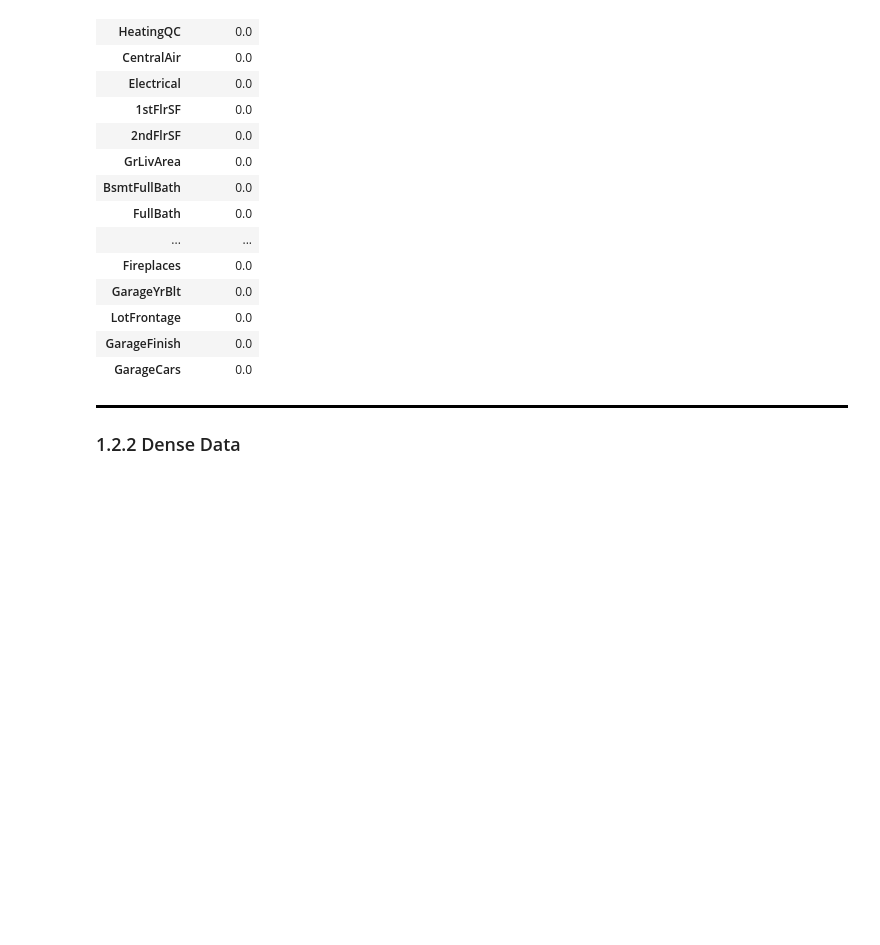
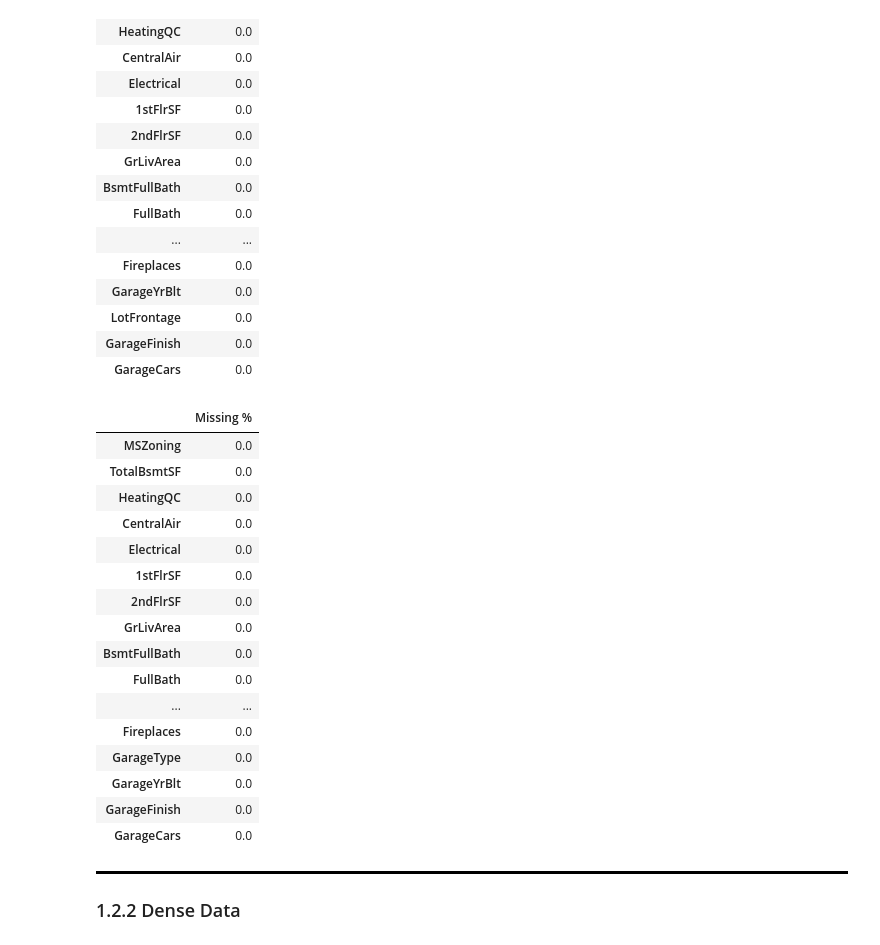
Before and after one commit to SamuelBoaknin/COMP432_PropertyPricePrediction, a Jupyter notebook: house-price-estimator.ipynb, the cells around one changed output. Saved outputs shown, nothing was run; the diff lists cells and outputs as text; code cells hidden in the pictures; blank space fills up the shorter version.

```diff
--- a/house-price-estimator.ipynb
+++ b/house-price-estimator.ipynb
@@ -223,18 +249,21 @@ remove_cols(missing_data)
 
 # fill lot frontage with its neighbourhood's average
 train["LotFrontage"] = train.groupby("Neighborhood")["LotFrontage"].transform(lambda x: x.fillna(x.median()))
+test["LotFrontage"] = test.groupby("Neighborhood")["LotFrontage"].transform(lambda x: x.fillna(x.median()))
 
 # fill Garage and Basement categorical features with No
 for col in ('GarageType', 'GarageFinish', 'GarageQual', 'GarageCond',
             'BsmtQual', 'BsmtCond', 'BsmtExposure', 'BsmtFinType1', 'BsmtFinType2',
             'MasVnrType'):
     train[col] = train[col].fillna('No')
+    test[col] = test[col].fillna('No')
 
 # the following are likely missing data because they have a value of 0
 for col in ('GarageYrBlt', 'GarageArea', 'GarageCars',
             'BsmtFinSF1', 'BsmtUnfSF','TotalBsmtSF', 'BsmtFullBath',
             'MasVnrArea'):
     train[col] = train[col].fillna(0)
+    test[col] = test[col].fillna(0)
 
 # the following are barely missing any data, so they'll be filled with their most common value
 train['MSZoning'] = train['MSZoning'].fillna(train['MSZoning'].mode()[0])
@@ -245,9 +274,19 @@ train['Exterior2nd'] = train['Exterior2nd'].fillna(train['Exterior2nd'].mode()[0
 train['SaleType'] = train['SaleType'].fillna(train['SaleType'].mode()[0])
 train["Functional"] = train["Functional"].fillna("Typ")
 
-missing_data = train.isnull().sum() / len(train)
-missing_data = pd.DataFrame({'Missing %': missing_data.sort_values(ascending=False)})
-missing_data.head(20)
+# repeat for test
+test['MSZoning'] = test['MSZoning'].fillna(test['MSZoning'].mode()[0])
+test['Electrical'] = test['Electrical'].fillna(test['Electrical'].mode()[0])
+test['KitchenQual'] = test['KitchenQual'].fillna(test['KitchenQual'].mode()[0])
+test['Exterior1st'] = test['Exterior1st'].fillna(test['Exterior1st'].mode()[0])
+test['Exterior2nd'] = test['Exterior2nd'].fillna(test['Exterior2nd'].mode()[0])
+test['SaleType'] = test['SaleType'].fillna(test['SaleType'].mode()[0])
+test['Utilities'] = test['Utilities'].fillna(test['Utilities'].mode()[0])
+test["Functional"] = test["Functional"].fillna("Typ")
+
+missing_traindata = train.isnull().sum() / len(train)
+missing_traindata = pd.DataFrame({'Missing %': missing_traindata.sort_values(ascending=False)})
+missing_traindata.head(20)
 # %% [output]
 |  | Missing % |
 | MSZoning | 0.0 |
@@ -266,6 +305,28 @@ missing_data.head(20)
 | LotFrontage | 0.0 |
 | GarageFinish | 0.0 |
 | GarageCars | 0.0 |
+# %%
+missing_testdata = test.isnull().sum() / len(train)
+missing_testdata = pd.DataFrame({'Missing %': missing_testdata.sort_values(ascending=False)})
+missing_testdata.head(20)
+# %% [output]
+|  | Missing % |
+| MSZoning | 0.0 |
+| TotalBsmtSF | 0.0 |
+| HeatingQC | 0.0 |
+| CentralAir | 0.0 |
+| Electrical | 0.0 |
+| 1stFlrSF | 0.0 |
+| 2ndFlrSF | 0.0 |
+| GrLivArea | 0.0 |
+| BsmtFullBath | 0.0 |
+| FullBath | 0.0 |
+| ... | ... |
+| Fireplaces | 0.0 |
+| GarageType | 0.0 |
+| GarageYrBlt | 0.0 |
+| GarageFinish | 0.0 |
+| GarageCars | 0.0 |
 # %% [markdown]
 <div style="border-bottom: 3px solid black"></div>
 
```
Also changed, not shown: parts of 11 cells of this notebook, 1 other file.
